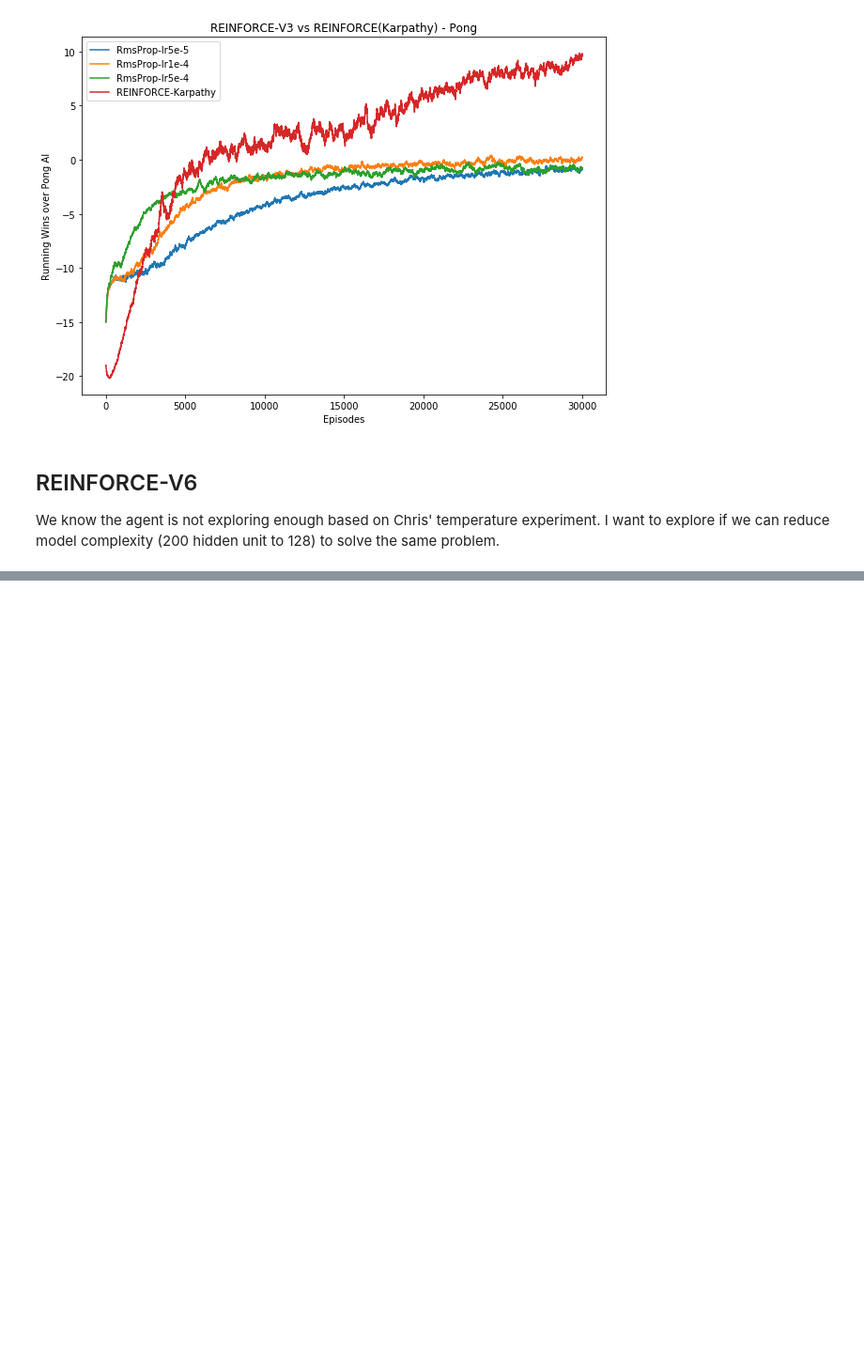
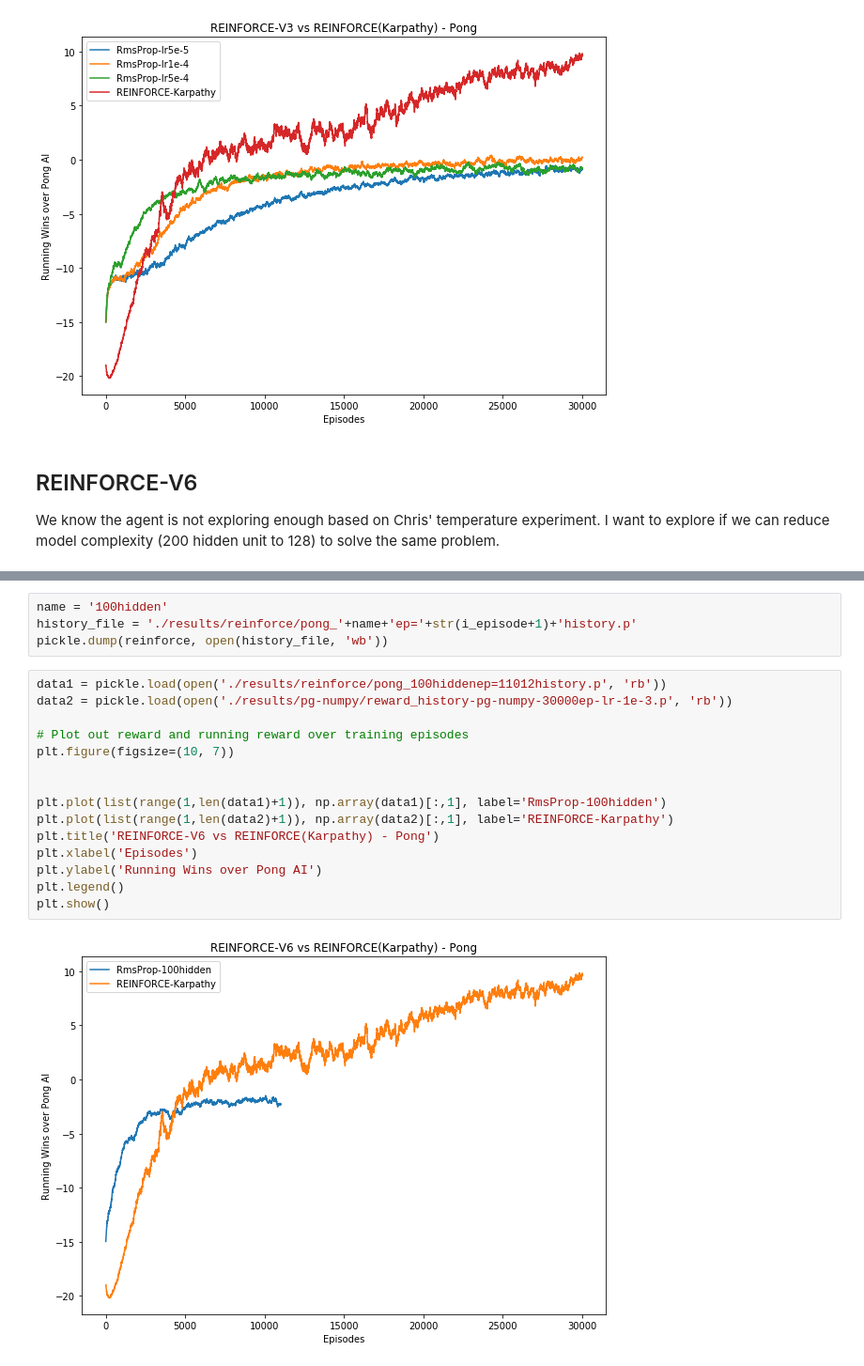
Before and after one commit to LUKELIEM/deep_rl, a Jupyter notebook: gym/reinforce.ipynb, the cells around one changed output, grey strips where cells are left out. Shown at 94% size. Saved outputs shown, nothing was run; the diff lists cells and outputs as text; blank space fills up the shorter version.

```diff
--- a/gym/reinforce.ipynb
+++ b/gym/reinforce.ipynb
@@ -2060,0 +2062,21 @@ Episode 520     Last Reward: -11.00     Running Reward: -9.89
+# %%
+name = '100hidden'
+history_file = './results/reinforce/pong_'+name+'ep='+str(i_episode+1)+'history.p'
+pickle.dump(reinforce, open(history_file, 'wb'))
+# %%
+data1 = pickle.load(open('./results/reinforce/pong_100hiddenep=11012history.p', 'rb'))
+data2 = pickle.load(open('./results/pg-numpy/reward_history-pg-numpy-30000ep-lr-1e-3.p', 'rb'))
+
+# Plot out reward and running reward over training episodes
+plt.figure(figsize=(10, 7))
+
+
+plt.plot(list(range(1,len(data1)+1)), np.array(data1)[:,1], label='RmsProp-100hidden')
+plt.plot(list(range(1,len(data2)+1)), np.array(data2)[:,1], label='REINFORCE-Karpathy')
+plt.title('REINFORCE-V6 vs REINFORCE(Karpathy) - Pong')
+plt.xlabel('Episodes')
+plt.ylabel('Running Wins over Pong AI')
+plt.legend()
+plt.show()
+# %% [output]
+[figure, added]
```
Also changed, not shown: parts of 1 cell of this notebook.
